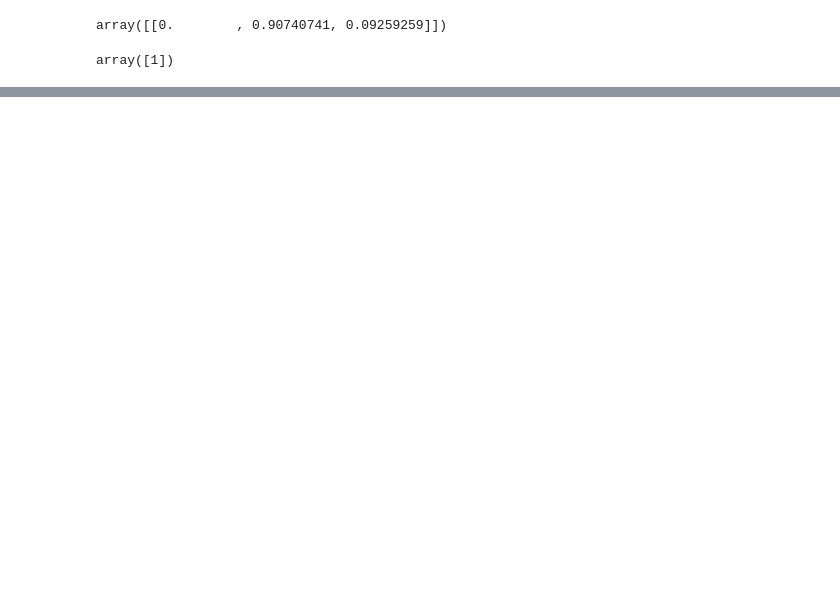
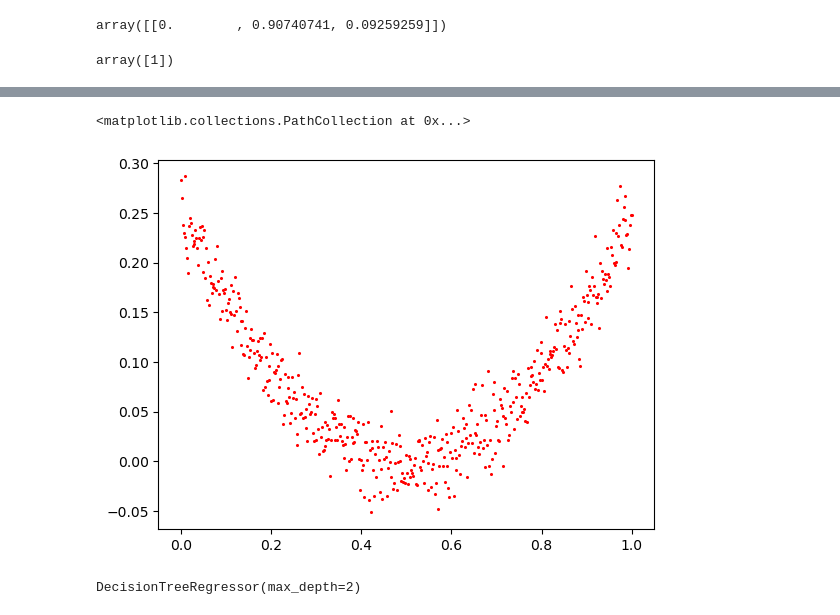
Before and after one commit to rishabhrao12/machine-learning, a Jupyter notebook: Part1-MachineLearning/Ch06-DecisionTrees/DecisionTrees.ipynb, the cells around one changed output, grey strips where cells are left out. Cells and saved outputs as stored; diff of their text form; code cells hidden in the pictures; blank space fills up the shorter version.

```diff
--- a/Part1-MachineLearning/Ch06-DecisionTrees/DecisionTrees.ipynb
+++ b/Part1-MachineLearning/Ch06-DecisionTrees/DecisionTrees.ipynb
@@ -123,0 +153,15 @@ In the end both these impurities give almost always the same answer, Gini is sli
+# %%
+# We want to generate a noisy quadratic dataset
+
+X = np.linspace(start=0, stop=1, num=500)
+y = (X-0.5)**2 + np.random.randn(500)/50.
+# %%
+plt.scatter(X, y, s=1.5, c='red')
+# %% [output]
+<matplotlib.collections.PathCollection at 0x...>
+[figure, added]
+# %%
+tree_reg = DecisionTreeRegressor(max_depth=2)
+tree_reg.fit(X[..., None], y[..., None])
+# %% [output]
+DecisionTreeRegressor(max_depth=2)
```
Also changed, not shown: parts of 5 cells of this notebook.
